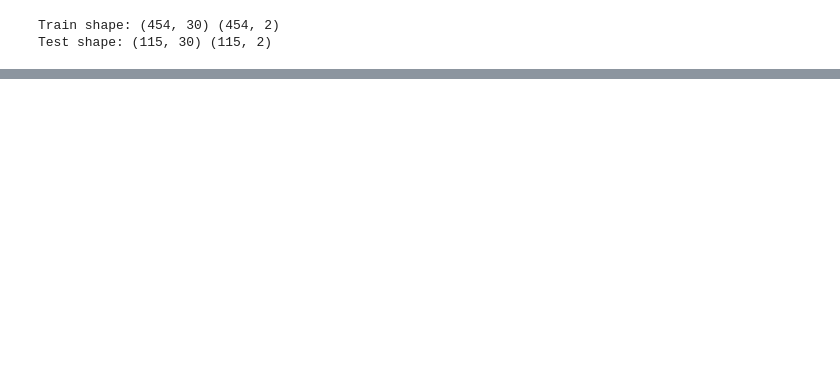
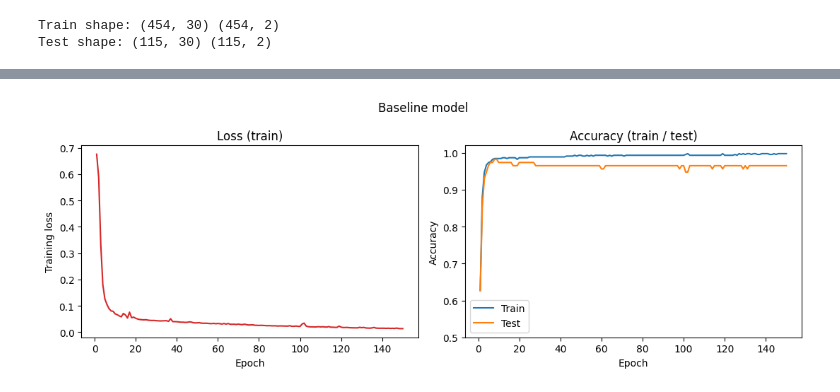
Before and after one commit to pietromagaldi/breast-cancer-nn, a Jupyter notebook: breast-cancer-nn.ipynb, the cells around one changed output, grey strips where cells are left out. Saved outputs shown, nothing was run; the diff lists cells and outputs as text; code cells hidden in the pictures; blank space fills up the shorter version.

```diff
--- a/breast-cancer-nn.ipynb
+++ b/breast-cancer-nn.ipynb
@@ -27,19 +38,11 @@ np.random.seed(42)
 # %%
-# Load UCI dataset
-dataset = fetch_ucirepo(id=17)
-X_df = dataset.data.features
-y_df = dataset.data.targets
-
+# Breast Cancer Wisconsin (Diagnostic) — UCI dataset bundled in scikit-learn.
+bc = load_breast_cancer()
+X_df = pd.DataFrame(bc.data, columns=bc.feature_names)
 X = X_df.values.astype(np.float64)
-y_raw = y_df.values.ravel()
-
-if y_raw.dtype.kind in {"U", "S", "O"}:
-    mapping = {"M": 1, "B": 0}
-    y_labels = np.array([mapping.get(v, v) for v in y_raw], dtype=int)
-else:
-    y_labels = y_raw.astype(int)
-
-feature_names = X_df.columns.tolist()
+# sklearn: 0=malignant, 1=benign → notebook labels: M=1, B=0
+y_labels = (1 - bc.target).astype(int)
+feature_names = bc.feature_names.tolist()
 
 print("X shape:", X.shape)
 print("y shape:", y_labels.shape)
@@ -237,0 +271,51 @@ class MLP:
+# %%
+def plot_training_history(history, title=""):
+    """Plot training loss and train/test accuracy curves."""
+    epochs = np.arange(1, len(history["train_loss"]) + 1)
+    fig, axes = plt.subplots(1, 2, figsize=(11, 4))
+
+    axes[0].plot(epochs, history["train_loss"], color="tab:red")
+    axes[0].set_xlabel("Epoch")
+    axes[0].set_ylabel("Training loss")
+    axes[0].set_title("Loss (train)")
+
+    axes[1].plot(epochs, history["train_acc"], label="Train", color="tab:blue")
+    axes[1].plot(epochs, history["test_acc"], label="Test", color="tab:orange")
+    axes[1].set_xlabel("Epoch")
+    axes[1].set_ylabel("Accuracy")
+    axes[1].set_ylim(0.5, 1.02)
+    axes[1].legend()
+    axes[1].set_title("Accuracy (train / test)")
+
+    if title:
+        fig.suptitle(title)
+    plt.tight_layout()
+    plt.show()
+
+
+def run_training(layer_sizes, lr, batch_size, epochs, seed=42, verbose=False):
+    """Train a fresh model and return it with its history."""
+    model = MLP(layer_sizes, seed=seed)
+    history = model.fit(
+        X_train_std, y_train_oh, y_train,
+        X_test_std, y_test,
+        epochs=epochs, batch_size=batch_size, lr=lr, verbose=verbose,
+    )
+    return model, history
+
+
+# Baseline configuration
+BASE_ARCH = [30, 32, 2]
+BASE_LR = 0.1
+BASE_BATCH = 32
+BASE_EPOCHS = 150
+
+baseline_model, baseline_history = run_training(
+    BASE_ARCH, BASE_LR, BASE_BATCH, BASE_EPOCHS, verbose=True
+)
+print(
+    f"\nBaseline final — train acc: {baseline_history['train_acc'][-1]:.3f} | "
+    f"test acc: {baseline_history['test_acc'][-1]:.3f}"
+)
+plot_training_history(baseline_history, title="Baseline model")
+# %% [output]
@@ -237,0 +329 @@ class MLP:
+[figure, added]
```
Also changed, not shown: parts of 30 cells of this notebook, 1 other file.
